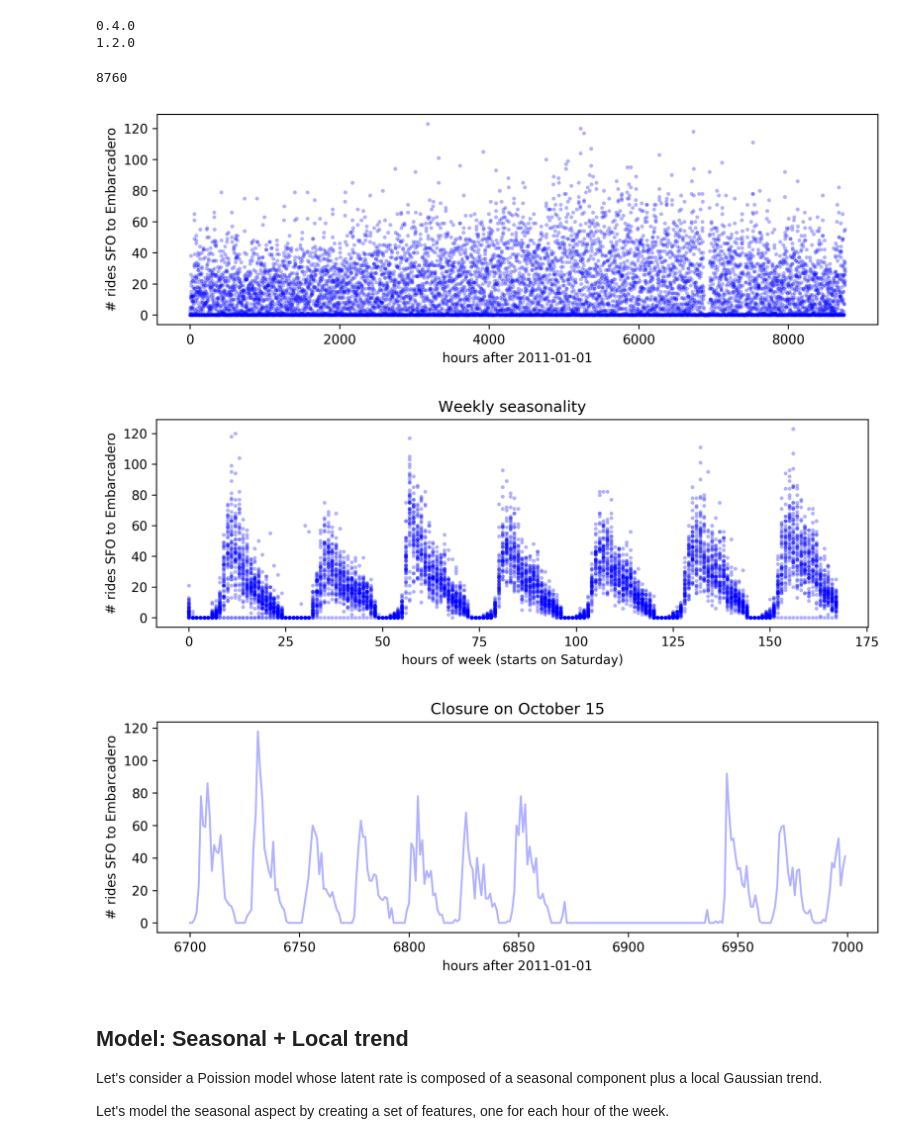
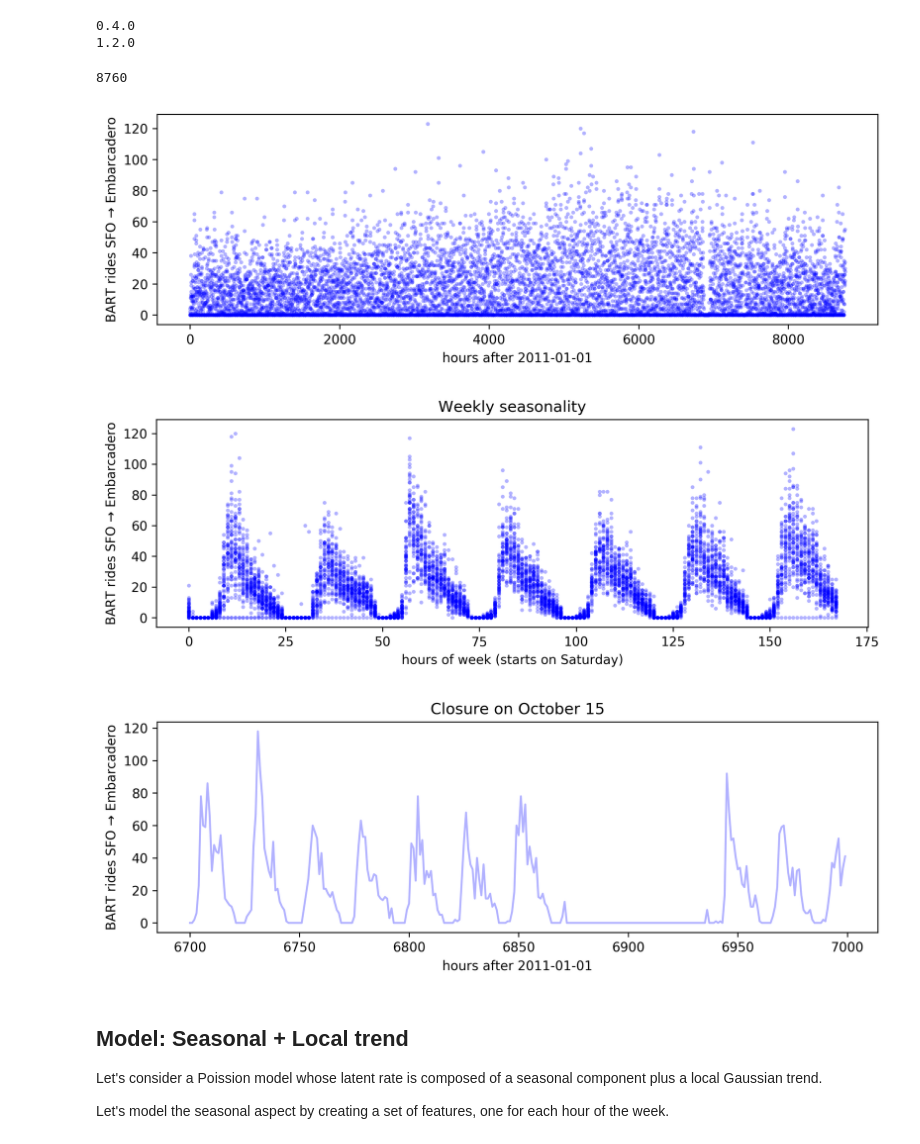
Before and after one commit to pyro-ppl/sandbox, a Jupyter notebook: 2019-08-time-series/part_iii_custom.ipynb, the cells around one changed output. Saved outputs shown, nothing was run; the diff lists cells and outputs as text; code cells hidden in the pictures.

Commit message:
Add slide link to README, fix plot axes

```diff
--- a/2019-08-time-series/part_iii_custom.ipynb
+++ b/2019-08-time-series/part_iii_custom.ipynb
@@ -25,34 +25,34 @@ print(torch.__version__)
 # %%
 counts = torch.load("data/bart-SFIA-EMBR-2011.pkl")
 hours = torch.arange(len(counts))
 print(len(counts))
 
 pyplot.figure(figsize=(10, 3), dpi=300)
 pyplot.plot(hours.numpy(), counts.numpy(), 'b.', alpha=0.3, markeredgewidth=0)
 pyplot.xlabel("hours after 2011-01-01")
-pyplot.ylabel("# rides SFO to Embarcadero");
+pyplot.ylabel("BART rides SFO → Embarcadero");
 # %% [output]
 8760
-[figure, old version]
+[figure, new version]
 # %%
 hour_of_week = hours % (24 * 7)
 
 pyplot.figure(figsize=(10, 3), dpi=300)
 pyplot.plot(hour_of_week.numpy(), counts.numpy(), 'b.', alpha=0.3, markeredgewidth=0)
 pyplot.xlabel("hours of week (starts on Saturday)")
-pyplot.ylabel("# rides SFO to Embarcadero")
+pyplot.ylabel("BART rides SFO → Embarcadero")
 pyplot.title("Weekly seasonality");
 # %% [output]
-[figure, old version]
+[figure, new version]
 # %%
 pyplot.figure(figsize=(10, 3), dpi=300)
 pyplot.plot(hours[6700: 7000].numpy(),
             counts[6700: 7000].numpy(), 'b-', alpha=0.3, markeredgewidth=0)
 pyplot.xlabel("hours after 2011-01-01")
-pyplot.ylabel("# rides SFO to Embarcadero")
+pyplot.ylabel("BART rides SFO → Embarcadero")
 pyplot.title("Closure on October 15");
 # %% [output]
-[figure, old version]
+[figure, new version]
 # %% [markdown]
 ## Model: Seasonal + Local trend
 
```
Also changed, not shown: parts of 7 cells of this notebook, 1 other file.
